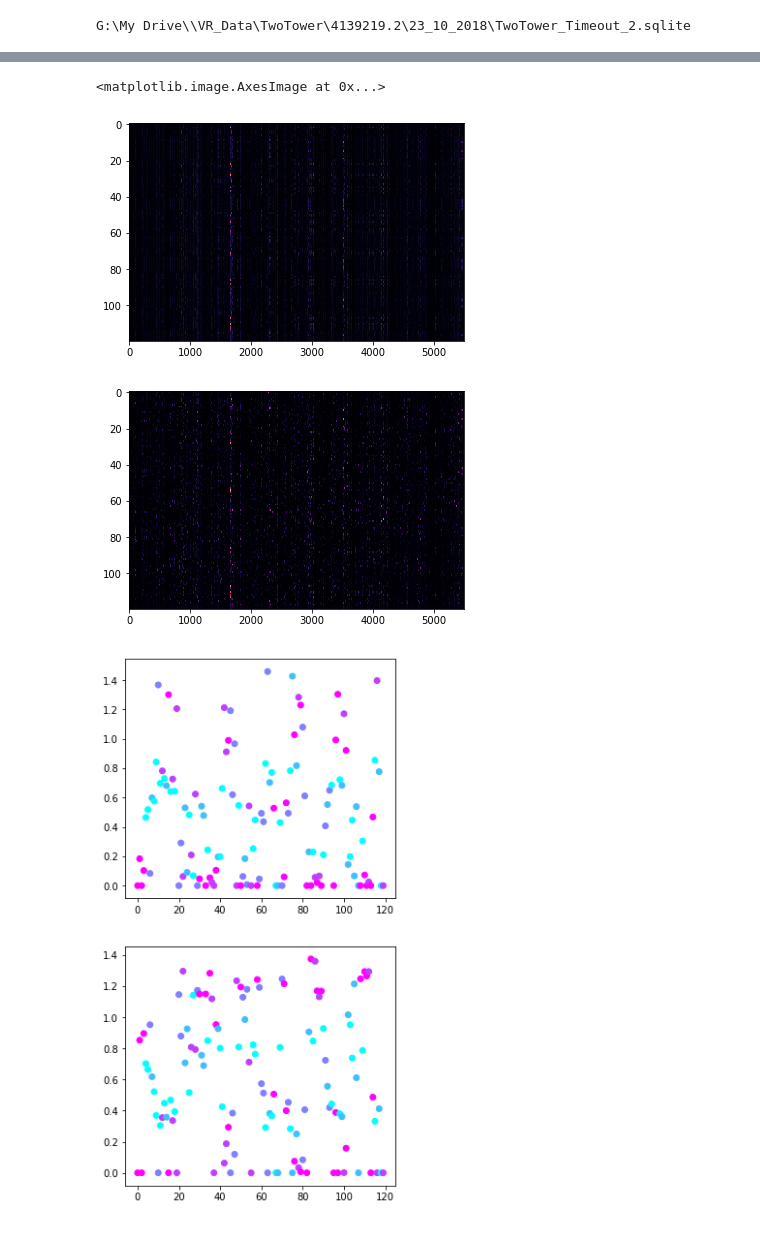
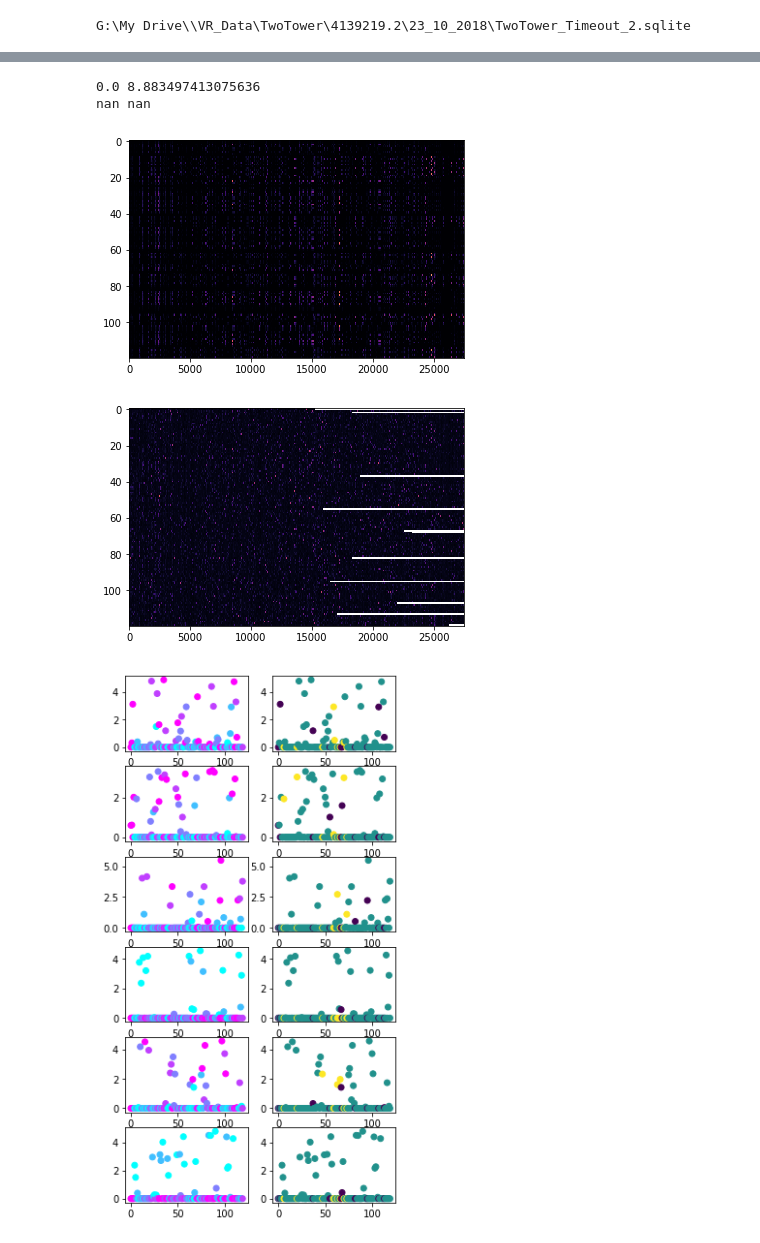
Before and after one commit to GiocomoLab/MightyMorphingPhotonRangers, a Jupyter notebook: NMF/Untitled.ipynb, the cells around one changed output, grey strips where cells are left out. Drawn from its saved outputs; the diff is of its cells as text; code cells hidden in the pictures.

```diff
--- a/NMF/Untitled.ipynb
+++ b/NMF/Untitled.ipynb
@@ -36,12 +39,9 @@ G:\My Drive\\VR_Data\TwoTower\4139219.2\23_10_2018\TwoTower_Timeout_2.sqlite
 # %%
 VRDat,C, S, A = pp.load_scan_sess(sess)
 #C = sp.stats.zscore(C,axis=0)
-#cmax = np.max(C,axis=0)
-#print(cmax.shape)
-#C= np.divide(C,np.dot(np.ones([C.shape[0],1]),cmax[np.newaxis,:]))
-trial_info, tstart_inds, teleport_inds = u.by_trial_info(VRDat)
-#S_trial_mat, occ, edges, centers = u.make_pos_bin_trial_matrices(S,VRDat.pos._values,tstart_inds,teleport_inds)
-C_trial_mat, occ, edges, centers = u.make_pos_bin_trial_matrices(C,VRDat.pos._values,tstart_inds,teleport_inds,bin_size=50)
+cmax = np.mean(C,axis=0)
+print(cmax.shape)
+C= np.divide(C,np.dot(np.ones([C.shape[0],1]),cmax[np.newaxis,:]))
 # %% [output]
 G:\My Drive\2P_Data\TwoTower\4139219.2\23_10_2018\TwoTower_Timeout\TwoTower_Timeout_002_011.mat
 A value is trying to be set on a copy of a slice from a DataFrame.
@@ -71,0 +65,5 @@ C_trial_Ncat = np.reshape(C_trial_mat,[C_trial_mat.shape[0],-1])
+# %%
+trial_info, tstart_inds, teleport_inds = u.by_trial_info(VRDat)
+#S_trial_mat, occ, edges, centers = u.make_pos_bin_trial_matrices(S,VRDat.pos._values,tstart_inds,teleport_inds)
+C_trial_mat, occ, edges, centers = u.make_pos_bin_trial_matrices(C,VRDat.pos._values,tstart_inds,teleport_inds,bin_size=10)
+#C_trial_mat = np.nanmean(C_trial_mat,axis=1)
@@ -76,5 +85,5 @@ print(C_trial_Ncat.shape)
 # %%
 from cv import masked_pca
 # %%
-U,Vt,train_err = masked_pca(C_trial_Ncat,6,nonneg=True)
+U,Vt,train_err = masked_pca(np.copy(C_trial_Ncat),6,nonneg=True)
 # %% [output]
@@ -88,19 +104,23 @@ KeyboardInterrupt:
 # %%
 f,ax = plt.subplots()
 ax.imshow(np.dot(U,Vt),aspect='auto',cmap='magma')
+print(np.dot(U,Vt).min(),np.dot(U,Vt).max())
 f,ax = plt.subplots()
 ax.imshow(C_trial_Ncat,aspect='auto',cmap='magma')
+print(C_trial_Ncat.ravel().min(),C_trial_Ncat.ravel().max())
 # %% [output]
-<matplotlib.image.AxesImage at 0x...>
+0.0 8.883497413075636
+nan nan
-[figure, old version]
+[figure, new version]
-[figure, old version]
+[figure, new version]
 # %%
-f,ax = plt.subplots(U.shape[1],1,figsize=[5,10])
+f,ax = plt.subplots(U.shape[1],2,figsize=[5,10])
 for factor in range(U.shape[1]):
-    ax[factor].scatter(np.arange(120),U[:,factor],c=trial_info['morphs'],cmap='cool')
+    ax[factor,0].scatter(np.arange(120),U[:,factor],c=trial_info['morphs'],cmap='cool')
+    ax[factor,1].scatter(np.arange(120),U[:,factor],c=trial_info['rewards']+2*trial_info['omissions'],cmap='viridis')
     #ax[factor].set_ylim([0,2])
 # %% [output]
-[figure, old version]
+[figure, new version]
 # %%
 print(C_trial_mat.shape)
 trialAct=np.nansum(np.nansum(C_trial_mat,axis=-1),axis=-1)
```
Also changed, not shown: parts of 28 cells of this notebook, 10 other files.
